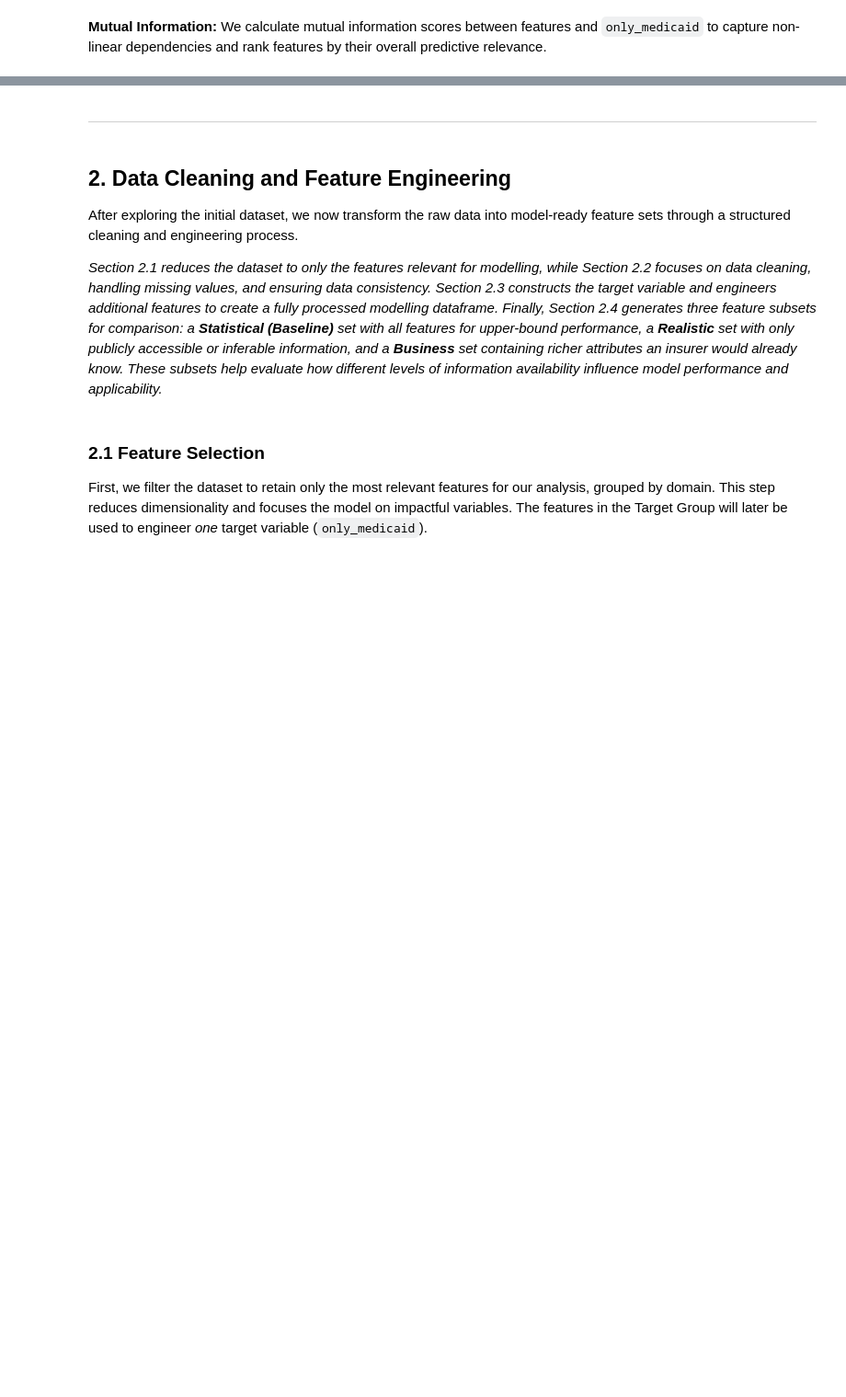
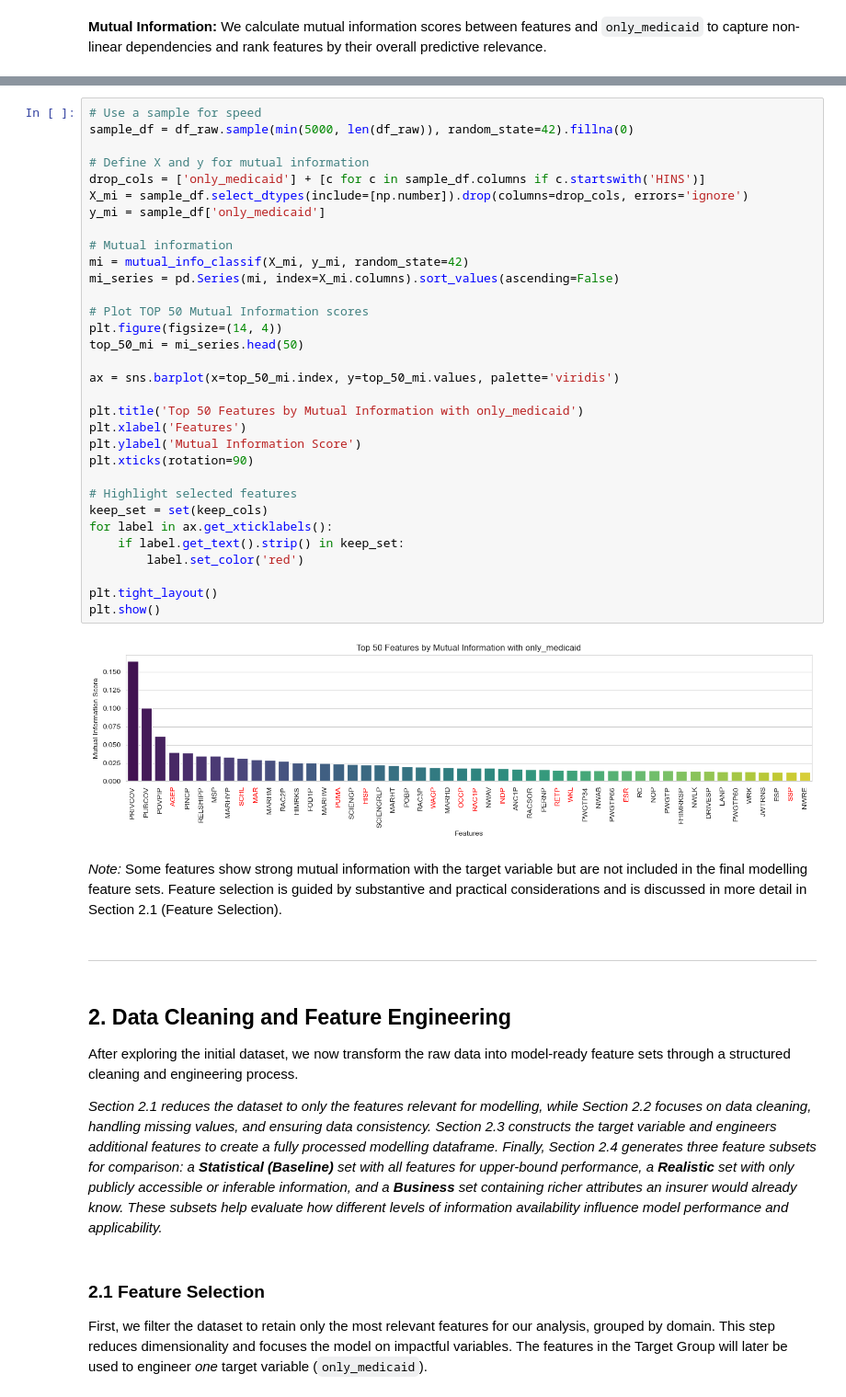
Before and after one commit to UnicornnGrg/AppliedMachineLearning, a Jupyter notebook: Project_Report.ipynb, the cells around one changed output, grey strips where cells are left out. Shown at 92% size. Cells and saved outputs as stored; diff of their text form; blank space fills up the shorter version.

```diff
--- a/Project_Report.ipynb
+++ b/Project_Report.ipynb
@@ -329,3 +316,39 @@ plt.show()
+# %%
+# Use a sample for speed
+sample_df = df_raw.sample(min(5000, len(df_raw)), random_state=42).fillna(0)
+
+# Define X and y for mutual information
+drop_cols = ['only_medicaid'] + [c for c in sample_df.columns if c.startswith('HINS')]
+X_mi = sample_df.select_dtypes(include=[np.number]).drop(columns=drop_cols, errors='ignore')
+y_mi = sample_df['only_medicaid']
+
+# Mutual information
+mi = mutual_info_classif(X_mi, y_mi, random_state=42)
+mi_series = pd.Series(mi, index=X_mi.columns).sort_values(ascending=False)
+
+# Plot TOP 50 Mutual Information scores
+plt.figure(figsize=(14, 4))
+top_50_mi = mi_series.head(50)
+
+ax = sns.barplot(x=top_50_mi.index, y=top_50_mi.values, palette='viridis')
+
+plt.title('Top 50 Features by Mutual Information with only_medicaid')
+plt.xlabel('Features')
+plt.ylabel('Mutual Information Score')
+plt.xticks(rotation=90)
+
+# Highlight selected features
+keep_set = set(keep_cols)
+for label in ax.get_xticklabels():
+    if label.get_text().strip() in keep_set:
+        label.set_color('red')
+
+plt.tight_layout()
+plt.show()
+# %% [output]
+[figure, added]
+# %% [markdown]
+*Note:* Some features show strong mutual information with the target variable but are not included in the final modelling feature sets. Feature selection is guided by substantive and practical considerations and is discussed in more detail in Section 2.1 (Feature Selection).
 # %% [markdown]
 ---
 # %% [markdown]
```
Also changed, not shown: parts of 8 cells of this notebook.
